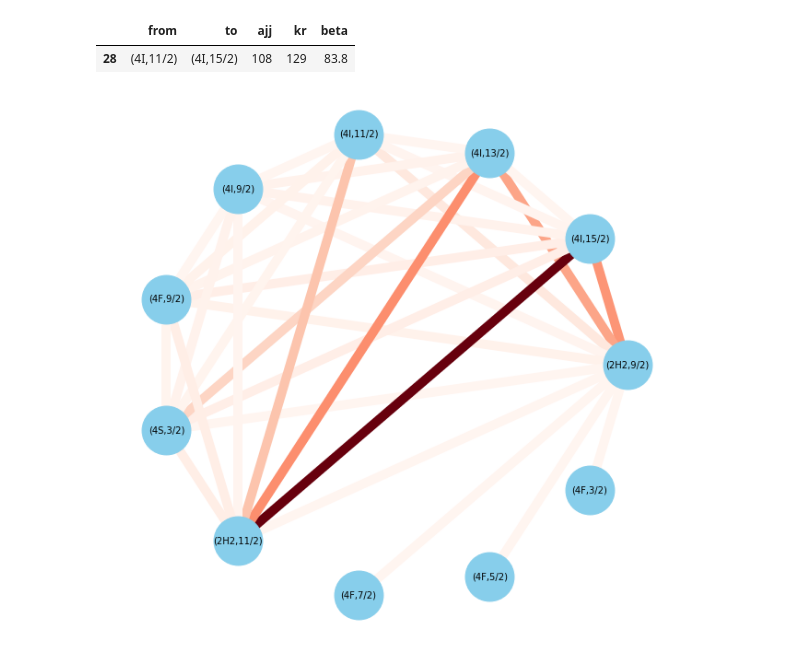
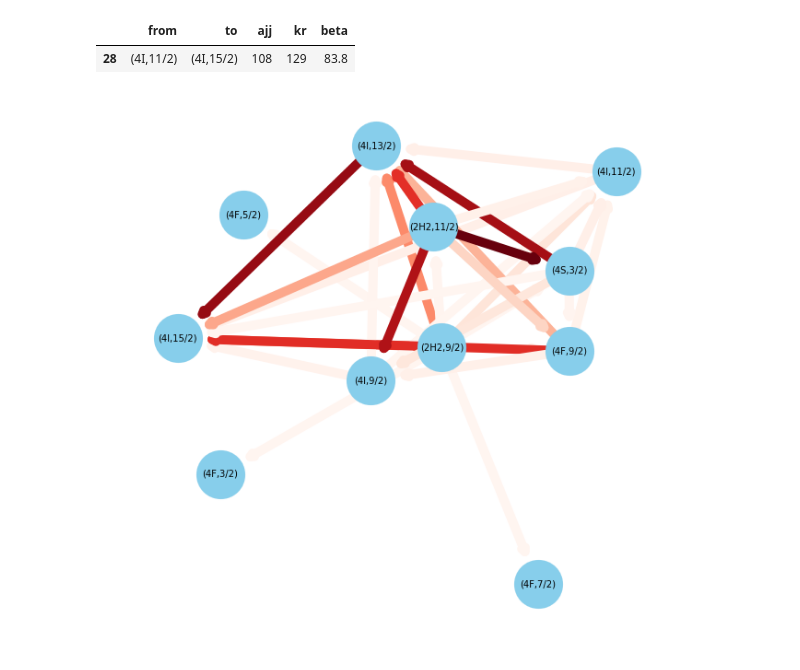
Before and after one commit to jubujjamer/pyucnp, a Jupyter notebook: notebooks/Energy levels.ipynb, the cells around one changed output. Cells and saved outputs as stored; diff of their text form; code cells hidden in the pictures.

Commit message:
Improved the states graph

```diff
--- a/notebooks/Energy levels.ipynb
+++ b/notebooks/Energy levels.ipynb
@@ -142,14 +141,22 @@ tran[tran['to'] == to_levels]
 |  | from | to | ajj | kr | beta |
 | 28 | (4I,11/2) | (4I,15/2) | 108 | 129 | 83.8 |
 # %%
+# Buyilñd your cmap
+import matplotlib as mpl
+from networkx.drawing.nx_agraph import write_dot, graphviz_layout
+
+
+my_cmap = plt.cm.Reds
+# my_cmap.
+
 # Build your graph
 plt.figure(1,figsize=(8,8))
-G=nx.from_pandas_edgelist(tran_df, 'from', 'to', create_using=nx.Graph() )
+G=nx.from_pandas_edgelist(tran_df, 'from', 'to', create_using=nx.DiGraph() )
 # Custom the nodes:
 # pos = nx.spring_layout(G, k=200., iterations=200, scale=3)
-pos = nx.circular_layout(G)
+pos = nx.spring_layout(G, scale=2, iterations=400, k=10)
 nx.draw(G, with_labels=True, node_color='skyblue',
-        node_size=2800, edge_color=tran_df['ajj'], width=10.0,
-        edge_cmap=plt.cm.Reds, linewidths=1, font_size=10, pos=pos)
+        node_size=2800, edge_color=tran_df['beta'], width=10.0,
+        edge_cmap=my_cmap, linewidths=.2, font_size=10, pos=pos)
 # %% [output]
-[figure, old version]
+[figure, new version]
```
Also changed, not shown: parts of 4 cells of this notebook, 2 other files.
